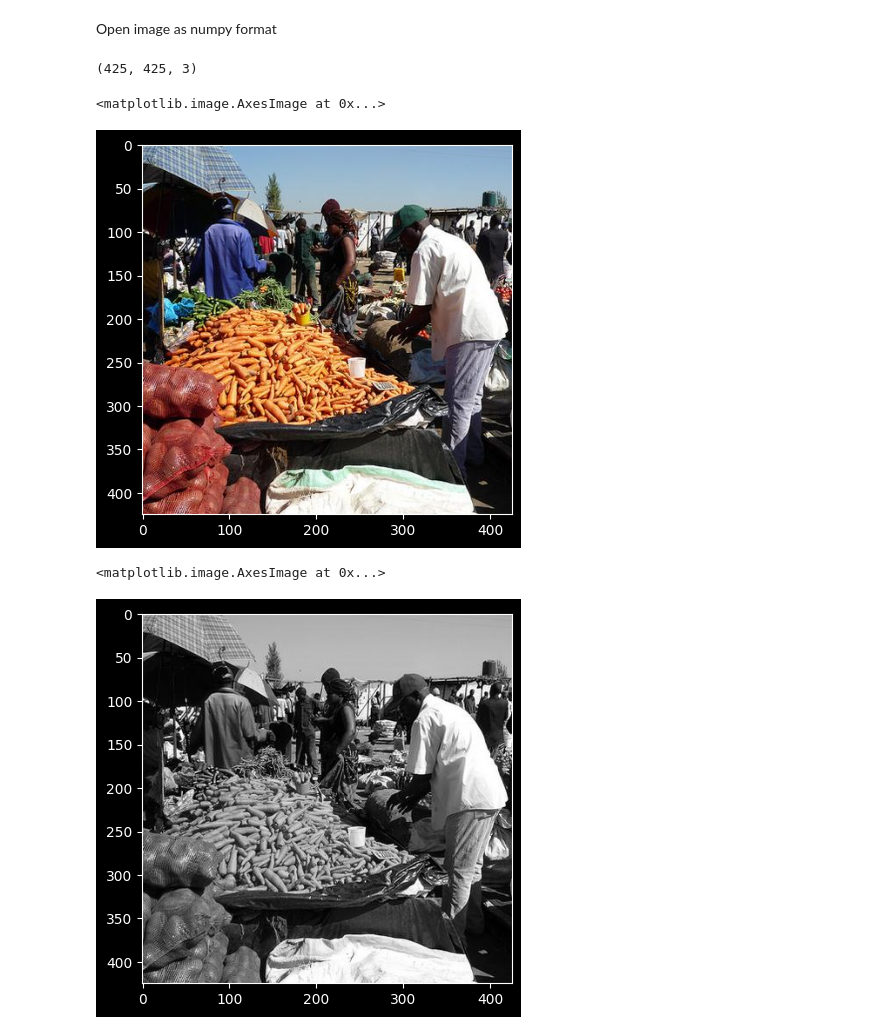
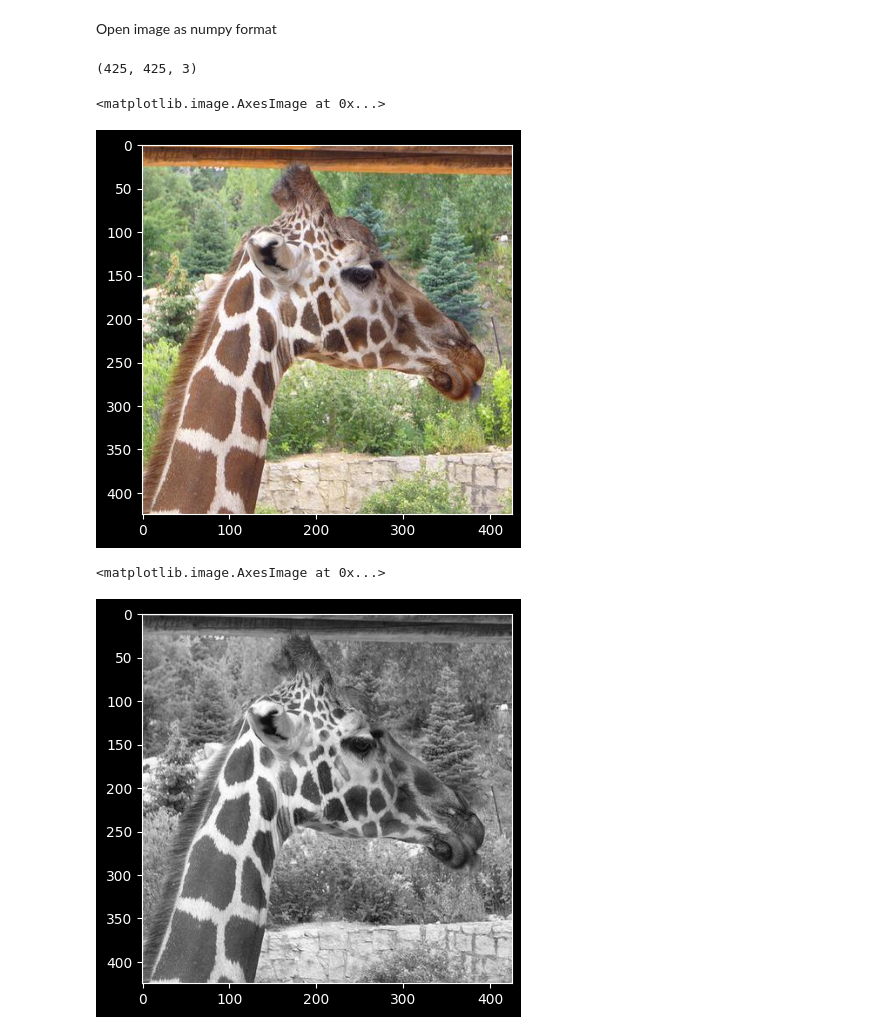
Before and after one commit to xnought/nsdget, a Jupyter notebook: notebooks/view_info.ipynb, the cells around one changed output. Saved outputs shown, nothing was run; the diff lists cells and outputs as text; code cells hidden in the pictures.

```diff
--- a/notebooks/view_info.ipynb
+++ b/notebooks/view_info.ipynb
@@ -31,7 +31,7 @@ Index(['cocoId', 'cocoSplit', 'cropBox', 'loss', 'nsdId', 'flagged',
        'subject7_rep2', 'subject8_rep0', 'subject8_rep1', 'subject8_rep2'],
       dtype='object')
 # %%
-shared1k = df[df["shared1000"]==True]
+shared1k = df[df["shared1000"]==True].copy()
 shared1k.head()
 # %% [output]
 |  | cocoId | cocoSplit | cropBox | loss | nsdId | flagged | BOLD5000 | shared1000 | subject1 | subject2 | ... |
@@ -63,15 +57,15 @@ for i, ax in enumerate(axes.flat):
 Open image as numpy format
 # %%
 import numpy as np
-arr = np.asarray(Image.open(shared1k.iloc[0]["img"]))
+arr = np.asarray(Image.open(shared1k.iloc[72]["img"]))
 print(arr.shape)
 plt.imshow(arr)
 # %% [output]
 (425, 425, 3)
 <matplotlib.image.AxesImage at 0x...>
-[figure, old version]
+[figure, new version]
 # %%
 plt.imshow(arr.mean(axis=-1), cmap="grey")
 # %% [output]
 <matplotlib.image.AxesImage at 0x...>
-[figure, old version]
+[figure, new version]
```
Also changed, not shown: parts of 1 cell of this notebook.
